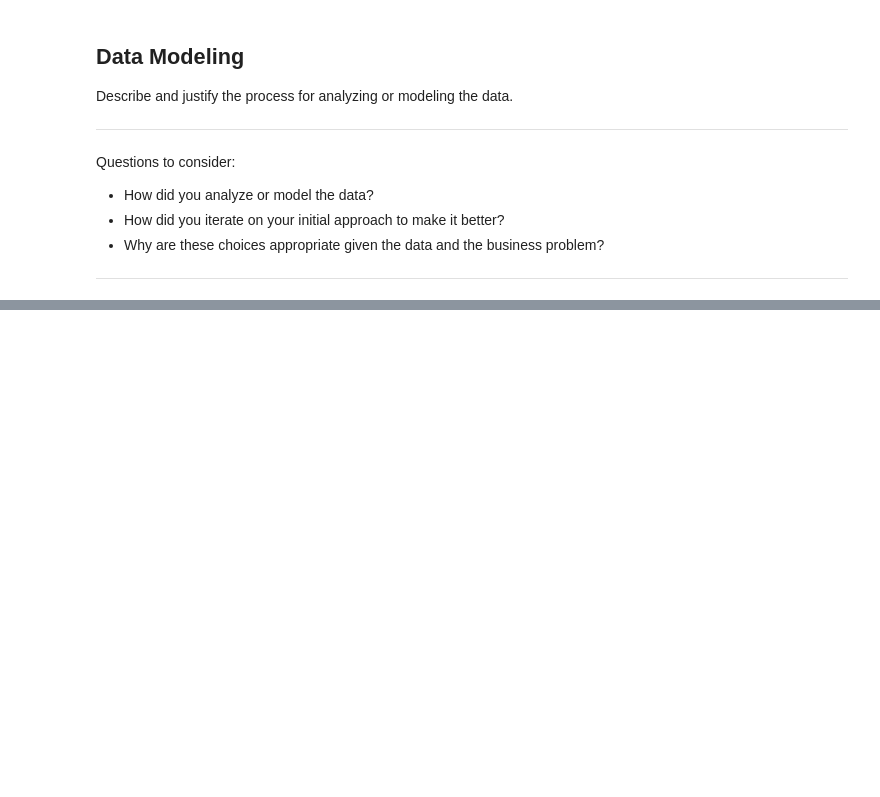
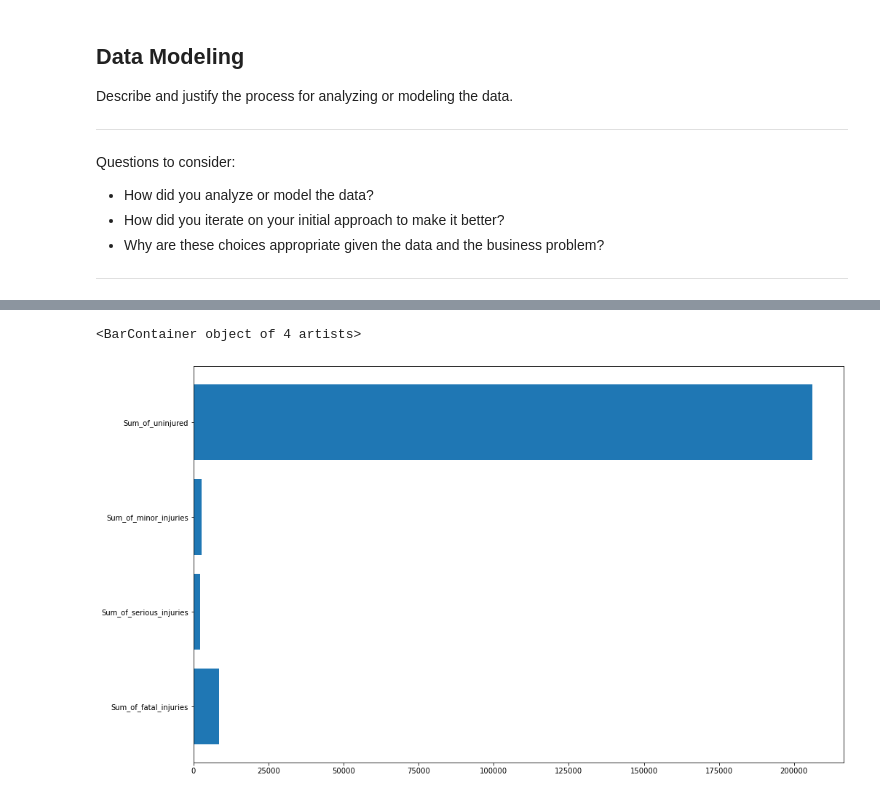
Before and after one commit to Wkamotho/Aviation-Analysis-project, a Jupyter notebook: Aircraft Analysis.ipynb, the cells around one changed output, grey strips where cells are left out. Saved outputs shown, nothing was run; the diff lists cells and outputs as text; code cells hidden in the pictures; blank space fills up the shorter version.

```diff
--- a/Aircraft Analysis.ipynb
+++ b/Aircraft Analysis.ipynb
@@ -496,3 +543,16 @@ Aviation_accidents_df["Make"]= Aviation_accidents_df["Make"].apply(lambda x: x.t
+# %%
+#Looking closer at one of the more popular makes which has a lower accident count
+Boeing_df= Aviation_accidents_df[Aviation_accidents_df["Make"]=="Boeing"]
+Injury_types=["Sum_of_fatal_injuries","Sum_of_serious_injuries","Sum_of_minor_injuries", "Sum_of_uninjured"]
+Injury_numbers=[Boeing_df["Total_Fatal_Injuries"].sum(),Boeing_df["Total_Serious_Injuries"].sum(),
+Boeing_df["Total_Minor_Injuries"].sum(),Boeing_df["Total_Uninjured"].sum()]
+#Create a model
+fig, ax= plt.subplots(figsize=(16, 10))
+
+ax.barh(Injury_types, Injury_numbers)
+# %% [output]
+<BarContainer object of 4 artists>
+[figure, added]
 # %%
 # Run the code to model the data
 fig, ax= plt.subplots(figsize=(16, 5))
```
Also changed, not shown: parts of 12 cells of this notebook.
